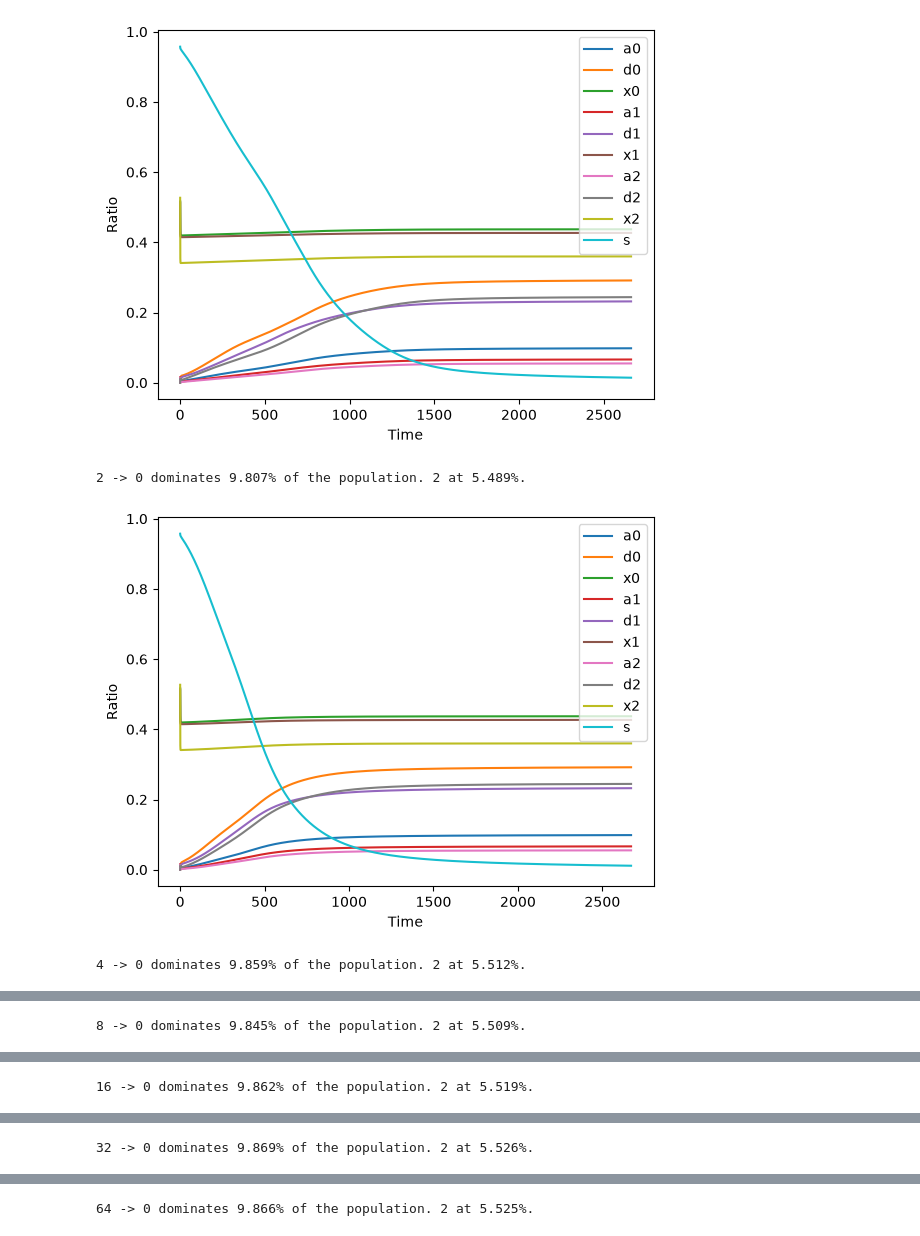
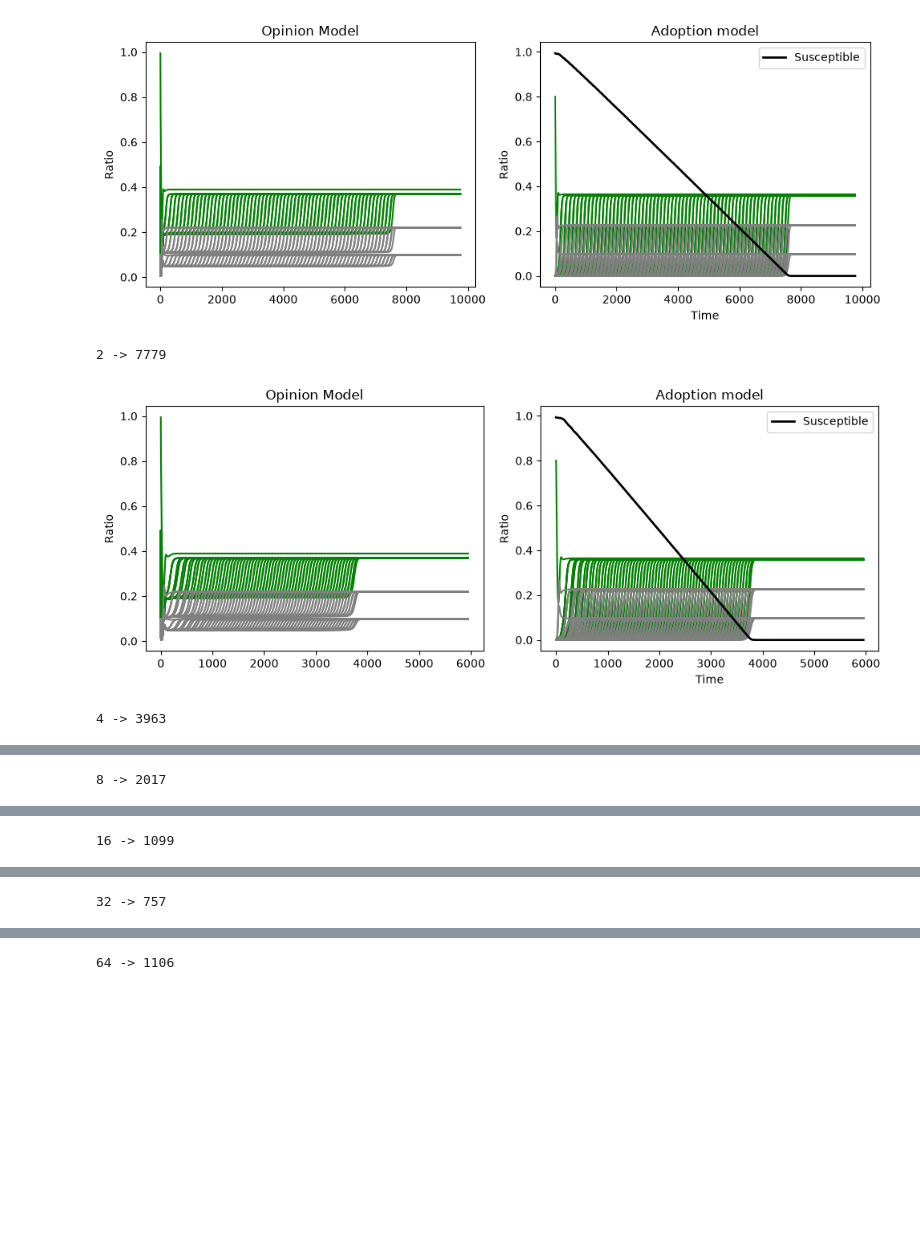
Before and after one commit to jakobgotberg/diffusion_of_innovation_in_multilayer_networks, a Jupyter notebook: visualization.ipynb, the cells around one changed output, grey strips where cells are left out. Cells and saved outputs as stored; diff of their text form; code cells hidden in the pictures; blank space fills up the shorter version.

Commit message:
Experiment design complete

```diff
--- a/visualization.ipynb
+++ b/visualization.ipynb
@@ -18,31 +16,36 @@ The autoreload extension is already loaded. To reload it, use:
 done
 # %%
-def run(n, k):
-    def expo(n):
-        for i in range(1,20):
-            if n == 2 ** i + 1:
-                return i
-        assert False
+# Physical network experiment
 
-    adoptions = []
-    initial_states = initial_state_factory(n,k)
-    constants      = simulation_constants_factory(n,k,initial_states.x)
-    net            = network_factory(n, topology="default")
-    number_of_neighbors = [2**i for i in range(1,expo(n) + 1)]
-    net.V = random_complete(n)
-    for degree in number_of_neighbors:
-        net.W = regular_lattice(n, degree)
+def run(n, k, n_influencers):
 
-        #print(np.log2(degree)/int(np.log2(number_of_neighbors[-1])))
-        #constants.set_beta( np.array([[np.log2(degree)/int(np.log2(number_of_neighbors[-1]))] * n for _ in range(k)]))
+    start = np.random.randint(0,n)
+    influencers = None
+    V = random_complete(n)
+    if n_influencers > 0:
+        influencers = influencers = np.round(np.linspace(start, n+start, n_influencers, endpoint=False))
+        influencers = [int(i) % n for i in influencers]
+        V = influencer_network(n, influencers)
+
+    initial_states = initial_state_factory(n, k, adopters=influencers)
+    constants      = simulation_constants_factory(n,k, copy.deepcopy(initial_states.x))
+    W = ring(n)
+    net = Networks(W, V)
+
+    p = int(np.log2(n))
+    for degree in [2 ** i for i in range(1, p+1)]:
+        net.W = regular_lattice(n,degree, self_loop=True)
         sim = Simulation(constants, initial_states, net)
         while (not sim(True)):
             pass
-        print(f"{degree} -> {sim}")
+
+        res = sim.results()
+
+        print(f"{degree} -> {res.a_converged_at}")
         #adoptions.append([state.a for state in sim.states])
-run(65, 3)
+run(128, 3, 1)
 # %% [output]
-[figure, old version]
+[figure, new version]
-2 -> 0 dominates 9.807% of the population. 2 at 5.489%.
+2 -> 7779
-[figure, old version]
+[figure, new version]
-4 -> 0 dominates 9.859% of the population. 2 at 5.512%.
+4 -> 3963
@@ -50 +53 @@ run(65, 3)
-8 -> 0 dominates 9.845% of the population. 2 at 5.509%.
+8 -> 2017
@@ -52 +55 @@ run(65, 3)
-16 -> 0 dominates 9.862% of the population. 2 at 5.519%.
+16 -> 1099
@@ -54 +57 @@ run(65, 3)
-32 -> 0 dominates 9.869% of the population. 2 at 5.526%.
+32 -> 757
@@ -56 +59 @@ run(65, 3)
-64 -> 0 dominates 9.866% of the population. 2 at 5.525%.
+64 -> 1106
```
Also changed, not shown: parts of 4 cells of this notebook, 4 other files.
